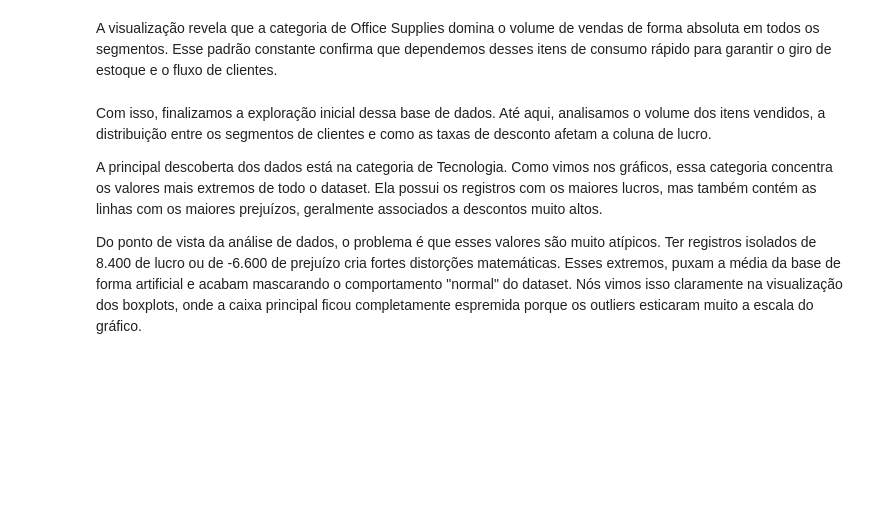
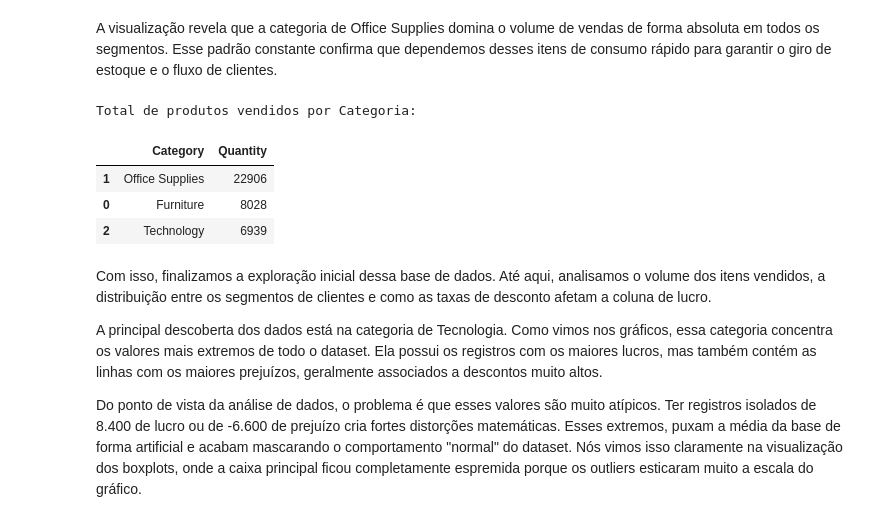
Before and after one commit to Ronaldo-Junior1/analise-dados-supermercado, a Jupyter notebook: Analise_base_supermercado.ipynb, the cells around one changed output. Saved outputs shown, nothing was run; the diff lists cells and outputs as text; code cells hidden in the pictures; blank space fills up the shorter version.

```diff
--- a/Analise_base_supermercado.ipynb
+++ b/Analise_base_supermercado.ipynb
@@ -542,6 +569,22 @@ Volume de Vendas por Categoria dentro de cada Segmento:
 [figure]
 # %% [markdown]
 A visualização revela que a categoria de Office Supplies domina o volume de vendas de forma absoluta em todos os segmentos. Esse padrão constante confirma que dependemos desses itens de consumo rápido para garantir o giro de estoque e o fluxo de clientes.
+# %%
+# Agrupando por categoria e somando a quantidade total vendida
+volume_por_categoria = df.groupby('Category')['Quantity'].sum().reset_index()
+
+# Ordenando os resultados do maior para o menor volume
+volume_por_categoria = volume_por_categoria.sort_values(by='Quantity', ascending=False)
+
+# Exibindo o resultado
+print("Total de produtos vendidos por Categoria:")
+display(volume_por_categoria)
+# %% [output]
+Total de produtos vendidos por Categoria:
+|  | Category | Quantity |
+| 1 | Office Supplies | 22906 |
+| 0 | Furniture | 8028 |
+| 2 | Technology | 6939 |
 # %% [markdown]
 Com isso, finalizamos a exploração inicial dessa base de dados. Até aqui, analisamos o volume dos itens vendidos, a distribuição entre os segmentos de clientes e como as taxas de desconto afetam a coluna de lucro.
 
```
Also changed, not shown: parts of 1 cell of this notebook.
